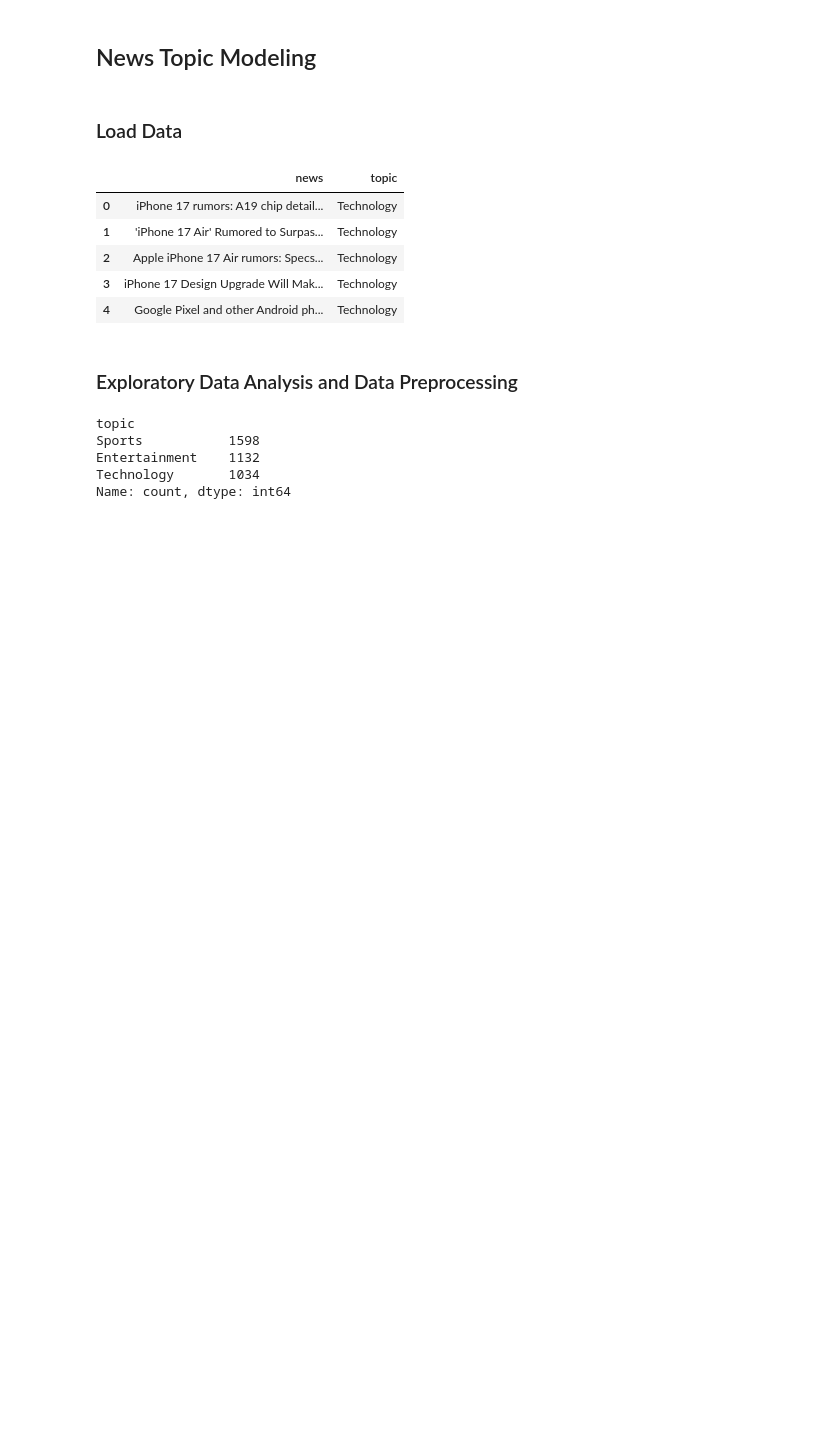
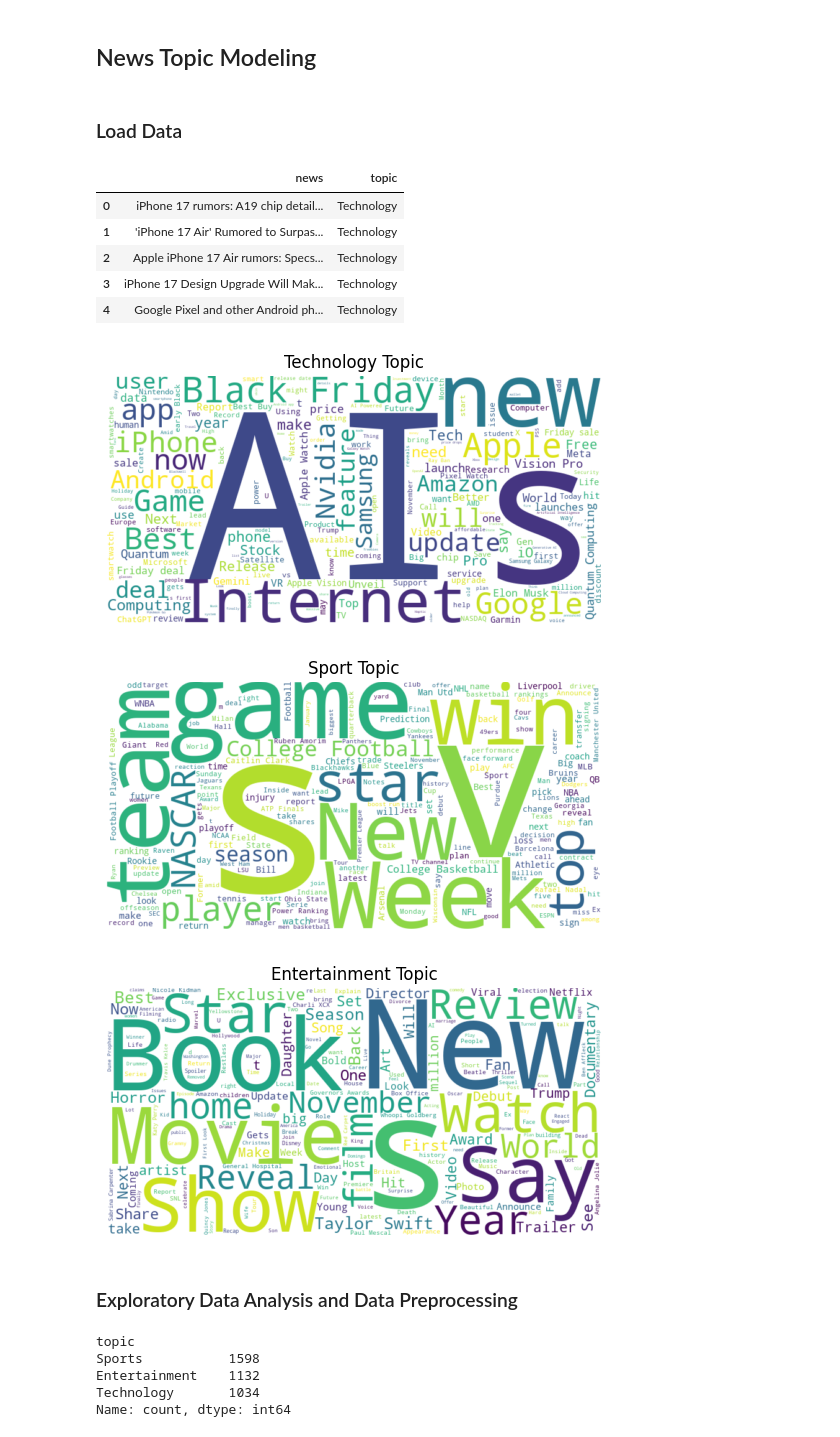
Before and after one commit to JayaWinata/News-Topic-Modeling, a Jupyter notebook: topic_modeling.ipynb, the cells around one changed output. Drawn from its saved outputs; the diff is of its cells as text; code cells hidden in the pictures; blank space fills up the shorter version.

Commit message:
feat: add wordcloud

```diff
--- a/topic_modeling.ipynb
+++ b/topic_modeling.ipynb
@@ -97,6 +98,34 @@ df.head()
 | 2 | Apple iPhone 17 Air rumors: Specs... | Technology |
 | 3 | iPhone 17 Design Upgrade Will Mak... | Technology |
 | 4 | Google Pixel and other Android ph... | Technology |
+# %%
+def merge_text(df, column, category):
+    text = ' '.join(df[df[column] == category]['news'])
+    return text
+# %%
+# Show wordcloud for texts in each topic
+tech = merge_text(df, 'topic', 'Technology')
+sport = merge_text(df, 'topic', 'Sports')
+entertainment = merge_text(df, 'topic', 'Entertainment')
+wordcloud_tech = WordCloud(width=800, height=400, background_color='white').generate(tech)
+wordcloud_sport = WordCloud(width=800, height=400, background_color='white').generate(sport)
+wordcloud_entertainment = WordCloud(width=800, height=400, background_color='white').generate(entertainment)
+plt.imshow(wordcloud_tech, interpolation='bilinear')
+plt.title('Technology Topic')
+plt.axis('off')
+plt.show()
+plt.imshow(wordcloud_sport, interpolation='bilinear')
+plt.title('Sport Topic')
+plt.axis('off')
+plt.show()
+plt.imshow(wordcloud_entertainment, interpolation='bilinear')
+plt.title('Entertainment Topic')
+plt.axis('off')
+plt.show()
+# %% [output]
+[figure, added]
+[figure, added]
+[figure, added]
 # %% [markdown]
 ### Exploratory Data Analysis and Data Preprocessing
 # %%
```
Also changed, not shown: parts of 5 cells of this notebook.
